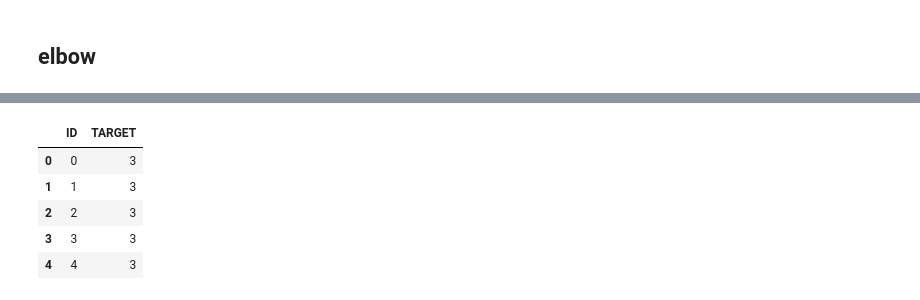
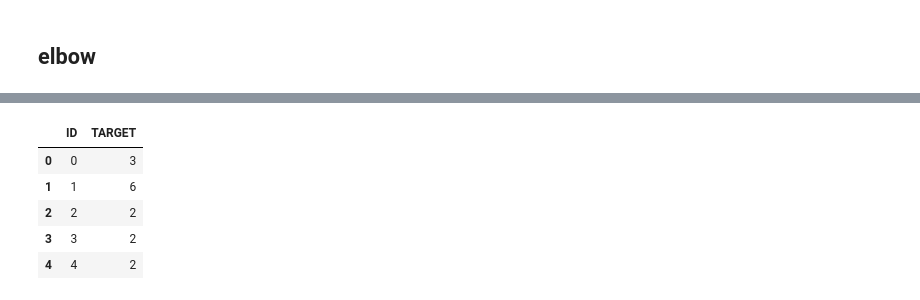
Before and after one commit to erPanseca/hackaton, a Jupyter notebook: main.ipynb, the cells around one changed output, grey strips where cells are left out. Drawn from its saved outputs; the diff is of its cells as text; code cells hidden in the pictures.

```diff
--- a/main.ipynb
+++ b/main.ipynb
@@ -315,0 +410,13 @@ Best k (silhouette): 2
+# %%
+
+from sklearn.pipeline import make_pipeline
+
+n_components = 30
+
+pca = PCA(n_components=n_components, random_state=42)
+normalizer = Normalizer(copy=False)
+pca_pipeline = make_pipeline(pca, normalizer)
+X_pca = pca_pipeline.fit_transform(X)
+
+var_explained = pca.explained_variance_ratio_.sum()
+print(f"PCA n_components: {n_components}. Variance Explained: {var_explained:.2%}")
@@ -315,0 +425,10 @@ Best k (silhouette): 2
+# %%
+k = 9
+print(f"Clustering with K={k}...")
+
+kmeans = KMeans(n_clusters=k, random_state=42, n_init=30)
+trans_labels = kmeans.fit_predict(X_pca)
+
+baseline_score = silhouette_score(X_pca, trans_labels)
+
+print(f"BASELINE SCORE (TRANSFORMER): {baseline_score:.4f}")
@@ -472,21 +440,30 @@ cluster_top_terms
 # %%
-import pandas as pd
 
-rows = []
+rows1 = []
 for i, d in enumerate(docs):
-    rows.append({
+    rows1.append({
         "ID": i,
-        "TARGET": int(labels[i])+1
+        "TARGET": int(tfidf_labels[i])+1
     })
 
-df = pd.DataFrame(rows)
-df.to_csv("book_clusters.csv", index=False, encoding="utf-8")
+rows2 = []
+for i, d in enumerate(docs):
+    rows2.append({
+        "ID": i,
+        "TARGET": int(trans_labels[i])+1
+    })
+
+df = pd.DataFrame(rows1)
+df.to_csv("book_clusters_tfidf.csv", index=False, encoding="utf-8")
+
+df = pd.DataFrame(rows2)
+df.to_csv("book_clusters_transformer.csv", index=False, encoding="utf-8")
 
 df.head()
 # %% [output]
 |  | ID | TARGET |
 | 0 | 0 | 3 |
-| 1 | 1 | 3 |
-| 2 | 2 | 3 |
-| 3 | 3 | 3 |
-| 4 | 4 | 3 |
+| 1 | 1 | 6 |
+| 2 | 2 | 2 |
+| 3 | 3 | 2 |
+| 4 | 4 | 2 |
```
Also changed, not shown: parts of 60 cells of this notebook, 1 other file.
